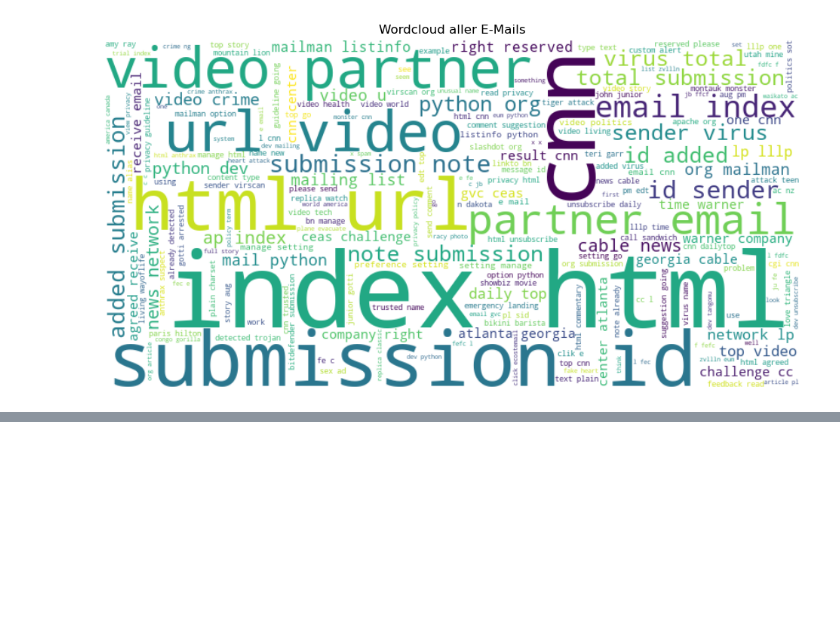
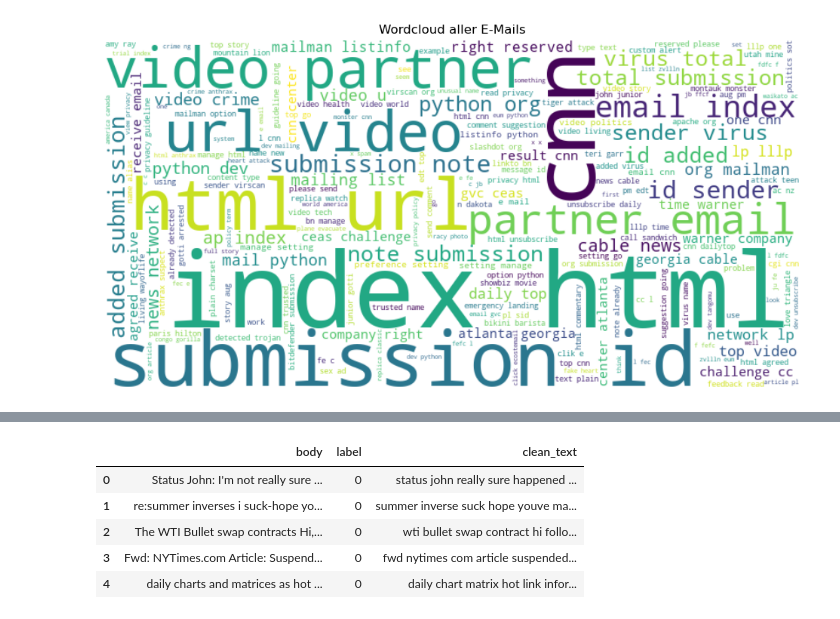
Before and after one commit to mirangoekpinar/phishing-detector, a Jupyter notebook: notebooks/01_data_exploration.ipynb, the cells around one changed output, grey strips where cells are left out. Cells and saved outputs as stored; diff of their text form; code cells hidden in the pictures; blank space fills up the shorter version.

```diff
--- a/notebooks/01_data_exploration.ipynb
+++ b/notebooks/01_data_exploration.ipynb
@@ -189,0 +231,25 @@ plt.show()
+# %%
+# Zugriff auf andere Ordner ermöglichen
+import sys
+import os
+sys.path.append(os.path.abspath('../src'))  # <-- damit Python in src/ nachschaut
+
+# pandas & andere Imports
+import pandas as pd
+
+# Jetzt Funktion aus preprocessing.py importieren
+from preprocessing import clean_text
+
+# 📥 CSV-Datei laden (groß, daher mit low_memory=False)
+df_new = pd.read_csv('../data/dataset1.csv', low_memory=False)
+
+# 🔧 Nur die benötigten Spalten extrahieren & umbenennen
+df_new = df_new[['Body', 'Label']]
+df_new = df_new.rename(columns={"Body": "body", "Label": "label"})
+
+# 🧼 Text bereinigen
+df_new['clean_text'] = df_new['body'].apply(clean_text)
+
+# ✅ Ersten paar Zeilen anschauen
+df_new.head()
+# %% [output]
@@ -189,0 +268,6 @@ plt.show()
+|  | body | label | clean_text |
+| 0 | Status John: I'm not really sure ... | 0 | status john really sure happened ... |
+| 1 | re:summer inverses i suck-hope yo... | 0 | summer inverse suck hope youve ma... |
+| 2 | The WTI Bullet swap contracts Hi,... | 0 | wti bullet swap contract hi follo... |
+| 3 | Fwd: NYTimes.com Article: Suspend... | 0 | fwd nytimes com article suspended... |
+| 4 | daily charts and matrices as hot ... | 0 | daily chart matrix hot link infor... |
```
Also changed, not shown: parts of 7 cells of this notebook, 8 other files.
